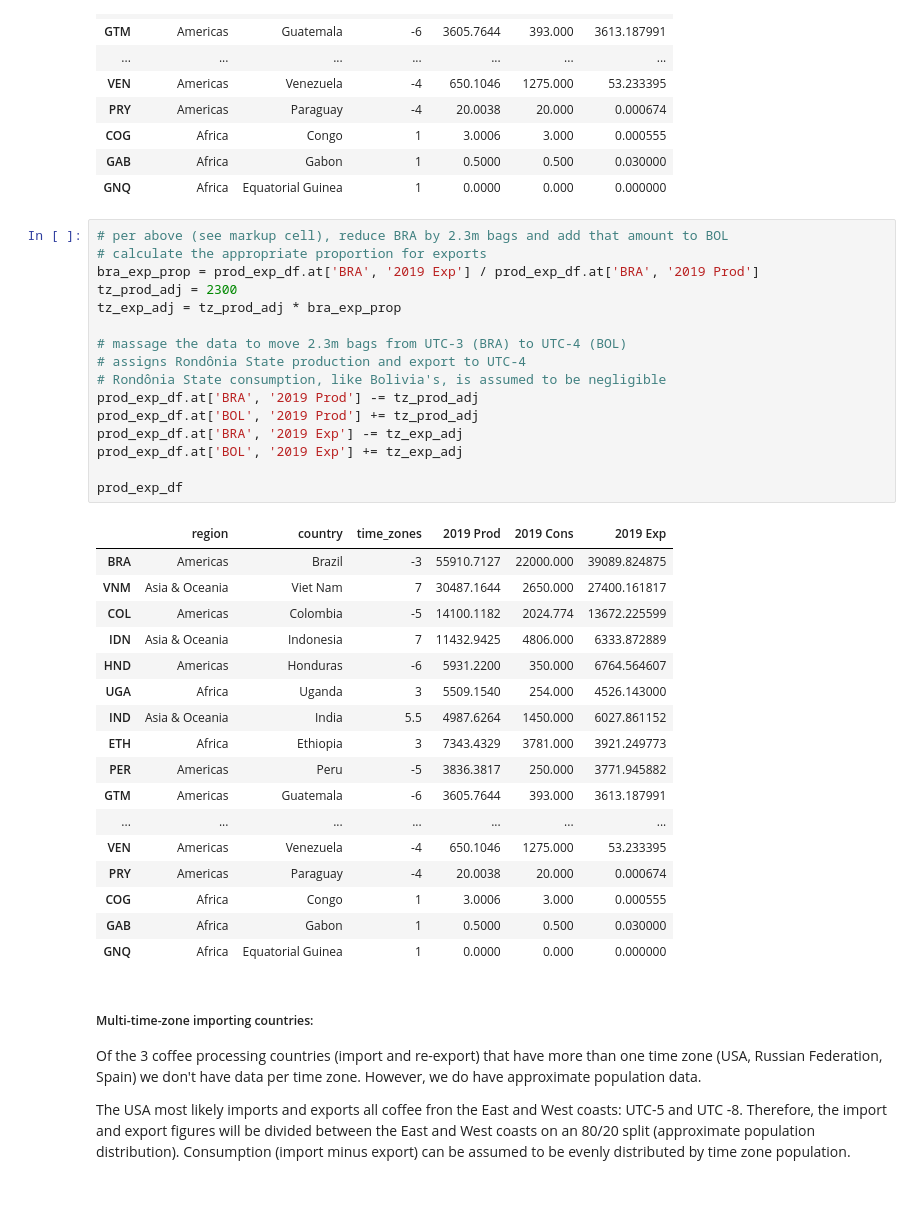
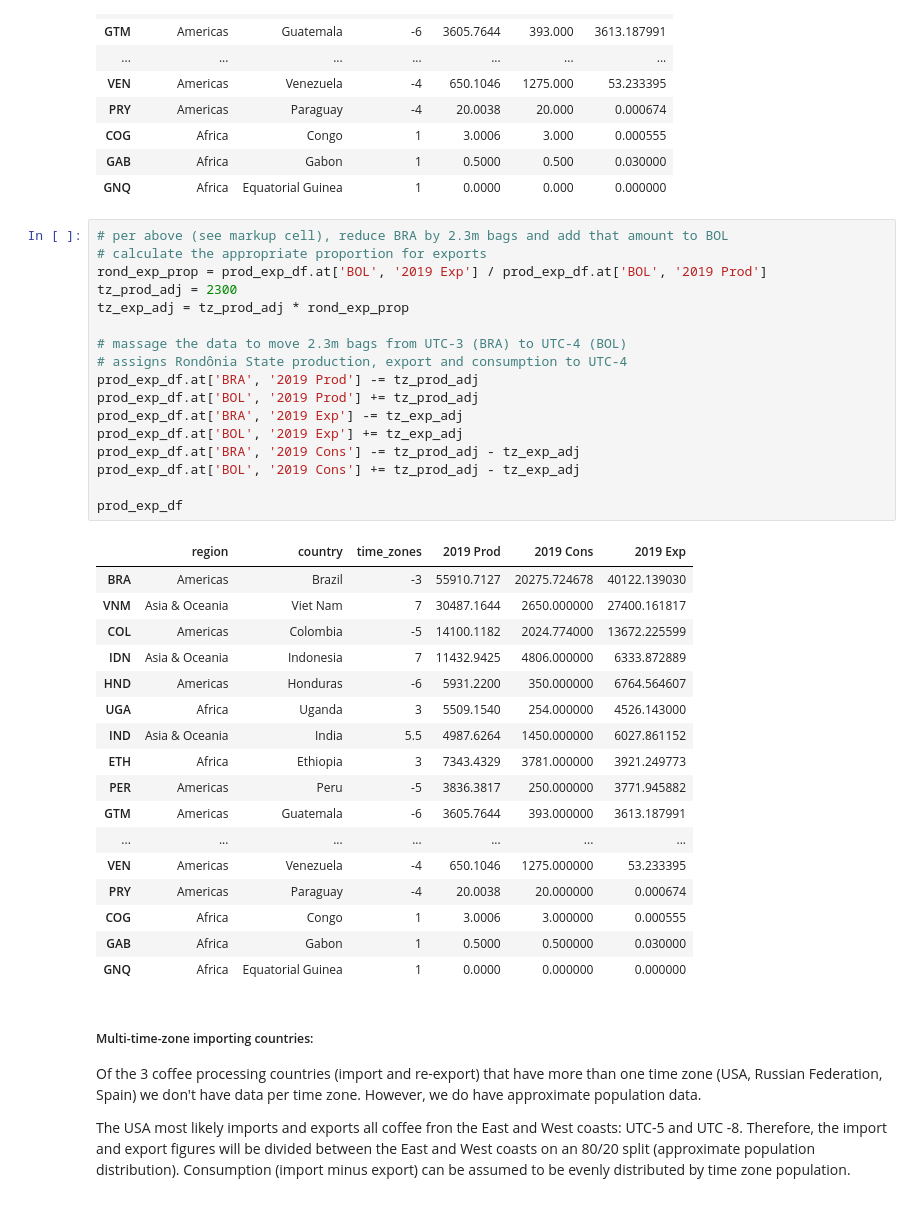
Before and after one commit to Ipgnosis/coffee-analysis, a Jupyter notebook: tz_clusterAnalysis.ipynb, the cells around one changed output. Saved outputs shown, nothing was run; the diff lists cells and outputs as text.

```diff
--- a/tz_clusterAnalysis.ipynb
+++ b/tz_clusterAnalysis.ipynb
@@ -274,37 +256,38 @@ prod_exp_df
 # %%
 # per above (see markup cell), reduce BRA by 2.3m bags and add that amount to BOL
 # calculate the appropriate proportion for exports
-bra_exp_prop = prod_exp_df.at['BRA', '2019 Exp'] / prod_exp_df.at['BRA', '2019 Prod']
+rond_exp_prop = prod_exp_df.at['BOL', '2019 Exp'] / prod_exp_df.at['BOL', '2019 Prod']
 tz_prod_adj = 2300
-tz_exp_adj = tz_prod_adj * bra_exp_prop
+tz_exp_adj = tz_prod_adj * rond_exp_prop
 
 # massage the data to move 2.3m bags from UTC-3 (BRA) to UTC-4 (BOL)
-# assigns Rondônia State production and export to UTC-4
-# Rondônia State consumption, like Bolivia's, is assumed to be negligible
+# assigns Rondônia State production, export and consumption to UTC-4
 prod_exp_df.at['BRA', '2019 Prod'] -= tz_prod_adj
 prod_exp_df.at['BOL', '2019 Prod'] += tz_prod_adj
 prod_exp_df.at['BRA', '2019 Exp'] -= tz_exp_adj
 prod_exp_df.at['BOL', '2019 Exp'] += tz_exp_adj
+prod_exp_df.at['BRA', '2019 Cons'] -= tz_prod_adj - tz_exp_adj
+prod_exp_df.at['BOL', '2019 Cons'] += tz_prod_adj - tz_exp_adj
 
 prod_exp_df
 # %% [output]
 |  | region | country | time_zones | 2019 Prod | 2019 Cons | 2019 Exp |
-| BRA | Americas | Brazil | -3 | 55910.7127 | 22000.000 | 39089.824875 |
-| VNM | Asia & Oceania | Viet Nam | 7 | 30487.1644 | 2650.000 | 27400.161817 |
-| COL | Americas | Colombia | -5 | 14100.1182 | 2024.774 | 13672.225599 |
-| IDN | Asia & Oceania | Indonesia | 7 | 11432.9425 | 4806.000 | 6333.872889 |
-| HND | Americas | Honduras | -6 | 5931.2200 | 350.000 | 6764.564607 |
-| UGA | Africa | Uganda | 3 | 5509.1540 | 254.000 | 4526.143000 |
-| IND | Asia & Oceania | India | 5.5 | 4987.6264 | 1450.000 | 6027.861152 |
-| ETH | Africa | Ethiopia | 3 | 7343.4329 | 3781.000 | 3921.249773 |
-| PER | Americas | Peru | -5 | 3836.3817 | 250.000 | 3771.945882 |
-| GTM | Americas | Guatemala | -6 | 3605.7644 | 393.000 | 3613.187991 |
+| BRA | Americas | Brazil | -3 | 55910.7127 | 20275.724678 | 40122.139030 |
+| VNM | Asia & Oceania | Viet Nam | 7 | 30487.1644 | 2650.000000 | 27400.161817 |
+| COL | Americas | Colombia | -5 | 14100.1182 | 2024.774000 | 13672.225599 |
+| IDN | Asia & Oceania | Indonesia | 7 | 11432.9425 | 4806.000000 | 6333.872889 |
+| HND | Americas | Honduras | -6 | 5931.2200 | 350.000000 | 6764.564607 |
+| UGA | Africa | Uganda | 3 | 5509.1540 | 254.000000 | 4526.143000 |
+| IND | Asia & Oceania | India | 5.5 | 4987.6264 | 1450.000000 | 6027.861152 |
+| ETH | Africa | Ethiopia | 3 | 7343.4329 | 3781.000000 | 3921.249773 |
+| PER | Americas | Peru | -5 | 3836.3817 | 250.000000 | 3771.945882 |
+| GTM | Americas | Guatemala | -6 | 3605.7644 | 393.000000 | 3613.187991 |
 | ... | ... | ... | ... | ... | ... | ... |
-| VEN | Americas | Venezuela | -4 | 650.1046 | 1275.000 | 53.233395 |
-| PRY | Americas | Paraguay | -4 | 20.0038 | 20.000 | 0.000674 |
-| COG | Africa | Congo | 1 | 3.0006 | 3.000 | 0.000555 |
-| GAB | Africa | Gabon | 1 | 0.5000 | 0.500 | 0.030000 |
-| GNQ | Africa | Equatorial Guinea | 1 | 0.0000 | 0.000 | 0.000000 |
+| VEN | Americas | Venezuela | -4 | 650.1046 | 1275.000000 | 53.233395 |
+| PRY | Americas | Paraguay | -4 | 20.0038 | 20.000000 | 0.000674 |
+| COG | Africa | Congo | 1 | 3.0006 | 3.000000 | 0.000555 |
+| GAB | Africa | Gabon | 1 | 0.5000 | 0.500000 | 0.030000 |
+| GNQ | Africa | Equatorial Guinea | 1 | 0.0000 | 0.000000 | 0.000000 |
 # %% [markdown]
 ##### Multi-time-zone importing countries:
 Of the 3 coffee processing countries (import and re-export) that have more than one time zone (USA, Russian Federation, Spain) we don't have data per time zone.  However, we do have approximate population data.
```
Also changed, not shown: parts of 2 cells of this notebook.
